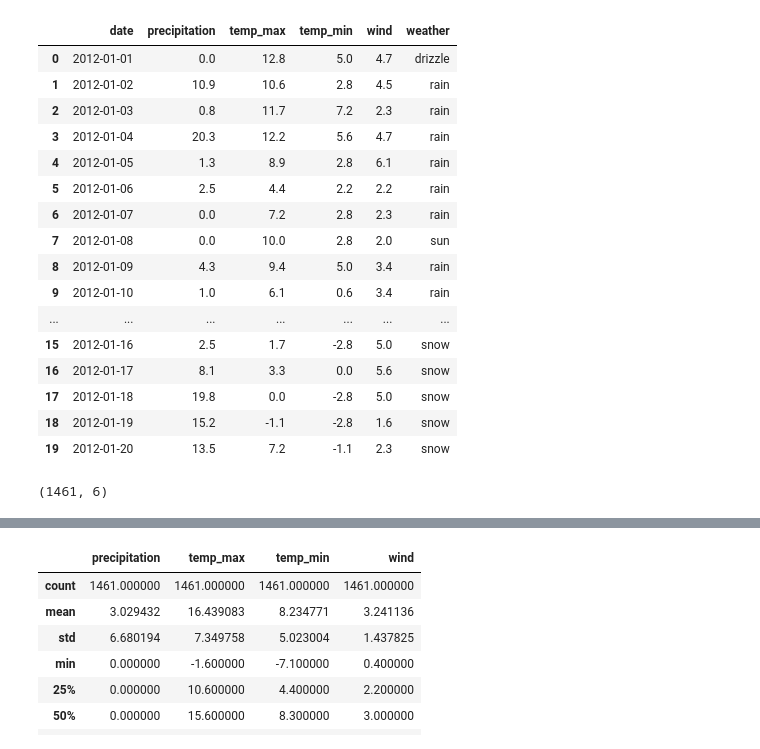
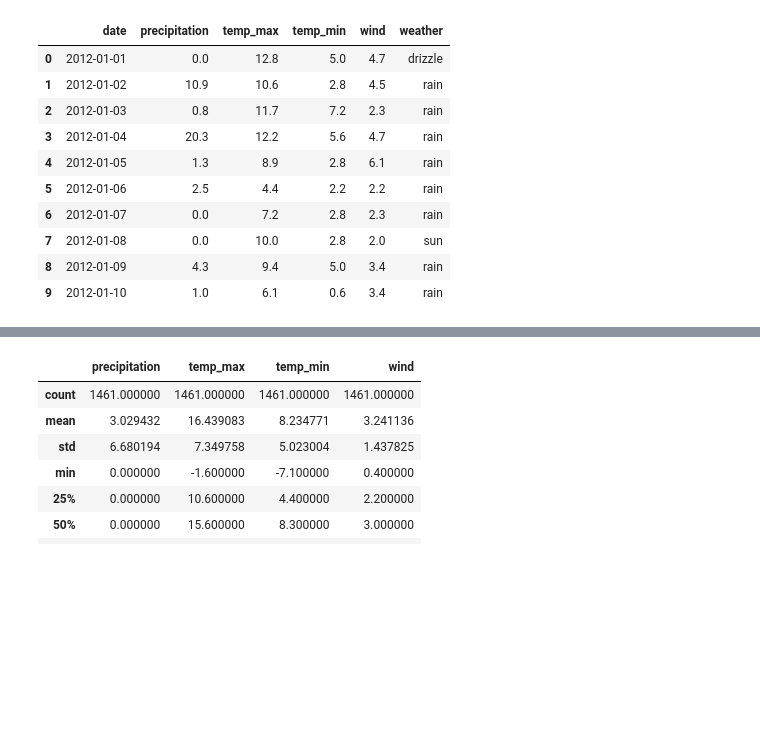
Before and after one commit to rijalkwn/ML-FLASK-Seattle-Weather, a Jupyter notebook: Model/model.ipynb, the cells around one changed output, grey strips where cells are left out. Cells and saved outputs as stored; diff of their text form; code cells hidden in the pictures; blank space fills up the shorter version.

```diff
--- a/Model/model.ipynb
+++ b/Model/model.ipynb
@@ -10,28 +11,17 @@ from sklearn.cluster import KMeans
 # Read the data
 df = pd.read_csv('seattle-weather.csv')
 # %%
-# Print the first 5 rows of the data
-df.head(20)
+# Print the first 10 rows of the data
+df.head(10)
 # %% [output]
 |  | date | precipitation | temp_max | temp_min | wind | weather |
 | 0 | 2012-01-01 | 0.0 | 12.8 | 5.0 | 4.7 | drizzle |
 | 1 | 2012-01-02 | 10.9 | 10.6 | 2.8 | 4.5 | rain |
 | 2 | 2012-01-03 | 0.8 | 11.7 | 7.2 | 2.3 | rain |
 | 3 | 2012-01-04 | 20.3 | 12.2 | 5.6 | 4.7 | rain |
 | 4 | 2012-01-05 | 1.3 | 8.9 | 2.8 | 6.1 | rain |
 | 5 | 2012-01-06 | 2.5 | 4.4 | 2.2 | 2.2 | rain |
 | 6 | 2012-01-07 | 0.0 | 7.2 | 2.8 | 2.3 | rain |
 | 7 | 2012-01-08 | 0.0 | 10.0 | 2.8 | 2.0 | sun |
 | 8 | 2012-01-09 | 4.3 | 9.4 | 5.0 | 3.4 | rain |
 | 9 | 2012-01-10 | 1.0 | 6.1 | 0.6 | 3.4 | rain |
-| ... | ... | ... | ... | ... | ... | ... |
-| 15 | 2012-01-16 | 2.5 | 1.7 | -2.8 | 5.0 | snow |
-| 16 | 2012-01-17 | 8.1 | 3.3 | 0.0 | 5.6 | snow |
-| 17 | 2012-01-18 | 19.8 | 0.0 | -2.8 | 5.0 | snow |
-| 18 | 2012-01-19 | 15.2 | -1.1 | -2.8 | 1.6 | snow |
-| 19 | 2012-01-20 | 13.5 | 7.2 | -1.1 | 2.3 | snow |
-# %%
-# Get the shape of the data
-df.shape
-# %% [output]
-(1461, 6)
```
Also changed, not shown: parts of 11 cells of this notebook, 1 other file.
